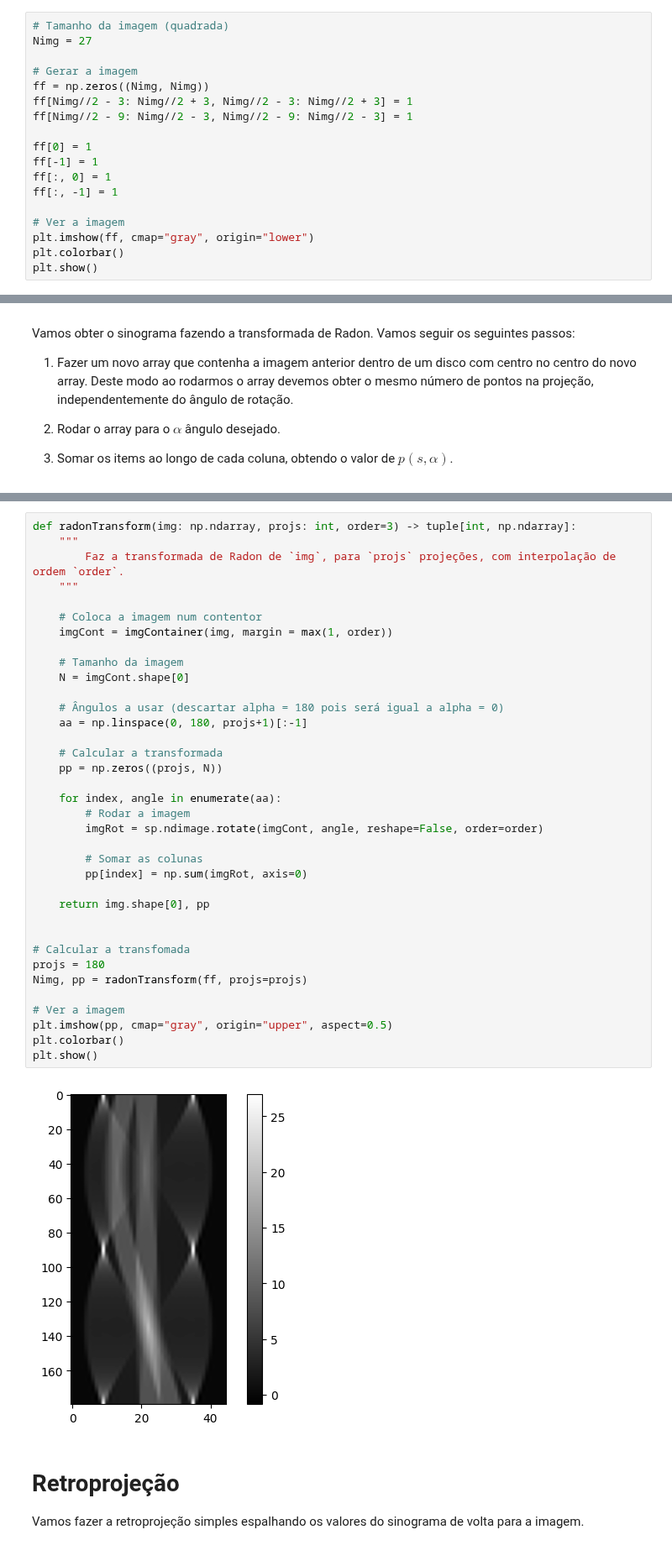
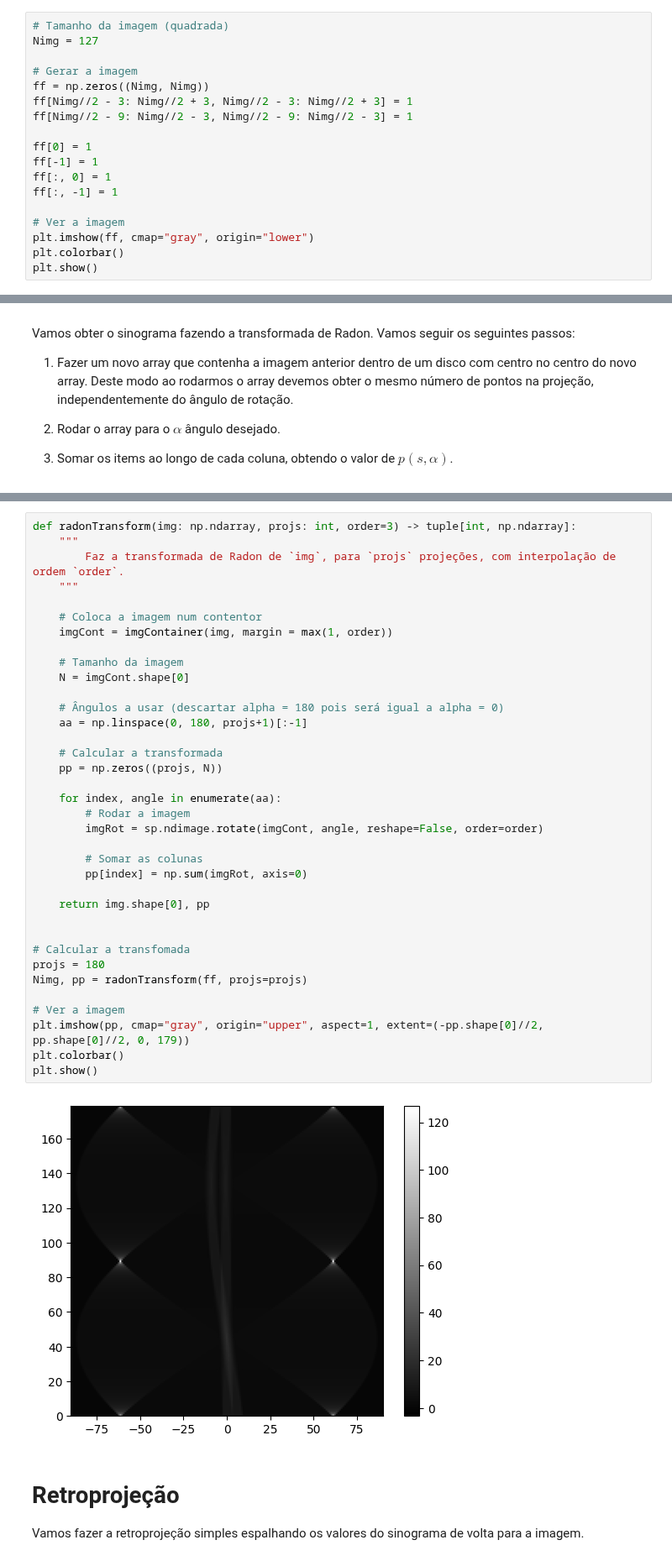
Before and after one commit to guilhermebaos/Aulas-Uni, a Jupyter notebook: Métodos-Computacionais/Fichas/03-Tomografia-Computorizada.ipynb, the cells around one changed output, grey strips where cells are left out. Shown at 84% size. Cells and saved outputs as stored; diff of their text form.

```diff
--- a/Métodos-Computacionais/Fichas/03-Tomografia-Computorizada.ipynb
+++ b/Métodos-Computacionais/Fichas/03-Tomografia-Computorizada.ipynb
@@ -10,7 +10,7 @@ from typing import Callable
 # Gerar a Imagem
 # %%
 # Tamanho da imagem (quadrada)
-Nimg = 27
+Nimg = 127
 
 # Gerar a imagem
 ff = np.zeros((Nimg, Nimg))
@@ -116,35 +116,35 @@ def radonTransform(img: np.ndarray, projs: int, order=3) -> tuple[int, np.ndarra
     # Coloca a imagem num contentor
     imgCont = imgContainer(img, margin = max(1, order))
 
     # Tamanho da imagem
     N = imgCont.shape[0]
 
     # Ângulos a usar (descartar alpha = 180 pois será igual a alpha = 0)
     aa = np.linspace(0, 180, projs+1)[:-1]
 
     # Calcular a transformada
     pp = np.zeros((projs, N))
 
     for index, angle in enumerate(aa):
         # Rodar a imagem
         imgRot = sp.ndimage.rotate(imgCont, angle, reshape=False, order=order)
 
         # Somar as colunas
         pp[index] = np.sum(imgRot, axis=0)
 
     return img.shape[0], pp
 
 
 # Calcular a transfomada
 projs = 180
 Nimg, pp = radonTransform(ff, projs=projs)
 
 # Ver a imagem
-plt.imshow(pp, cmap="gray", origin="upper", aspect=0.5)
+plt.imshow(pp, cmap="gray", origin="upper", aspect=1, extent=(-pp.shape[0]//2, pp.shape[0]//2, 0, 179))
 plt.colorbar()
 plt.show()
 # %% [output]
-[figure, old version]
+[figure, new version]
 # %% [markdown]
 # Retroprojeção
 
```
Also changed, not shown: parts of 10 cells of this notebook, 1 other file.
